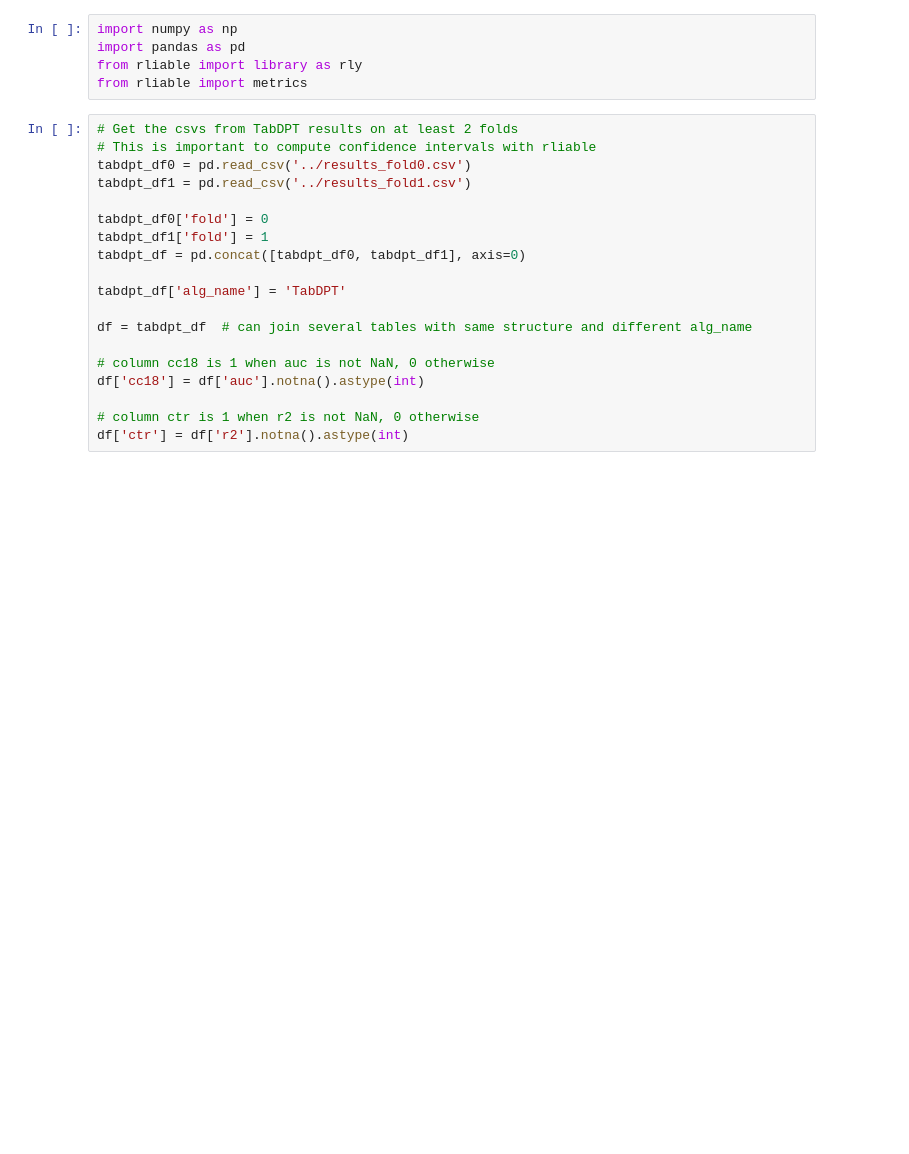
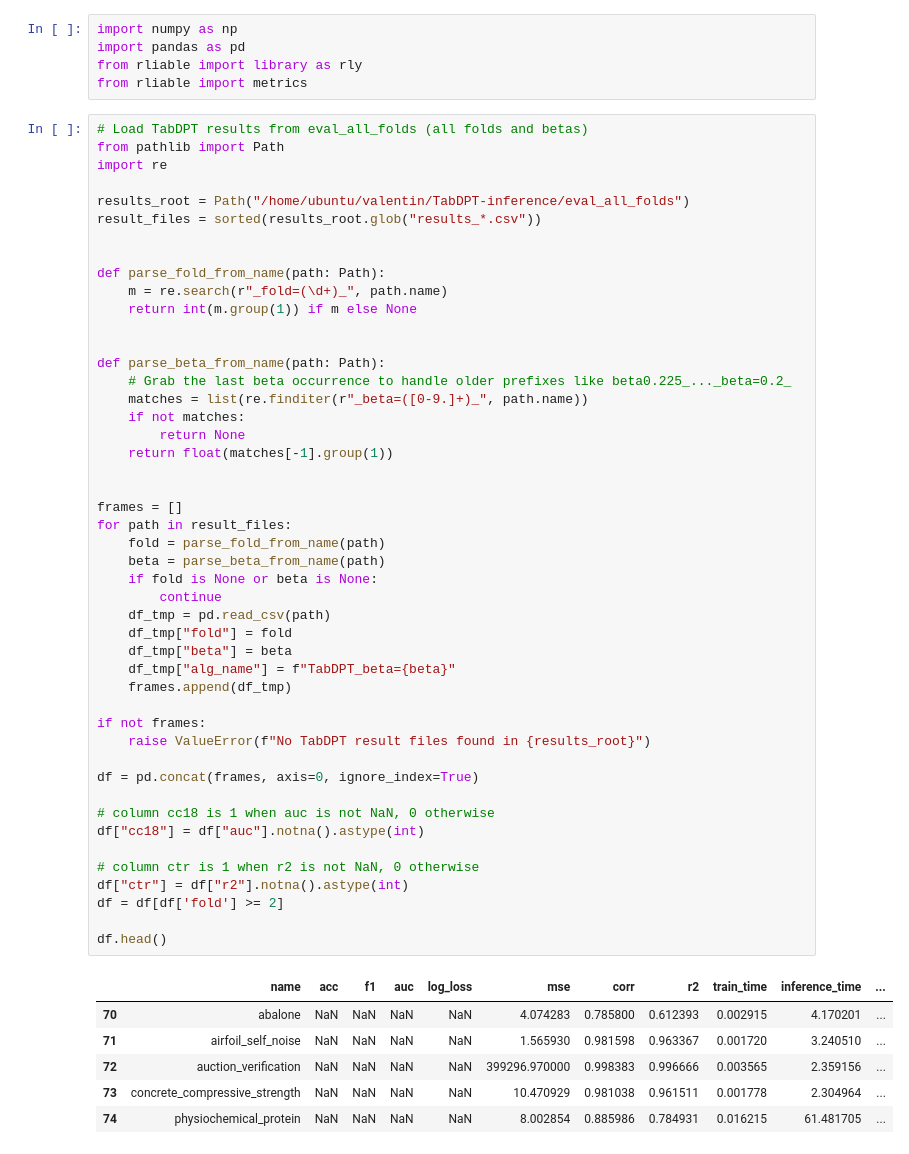
Before and after one commit to layer6ai-labs/TabDPT-inference, a Jupyter notebook: notebooks/analysis.ipynb, the cells around one changed output. Drawn from its saved outputs; the diff is of its cells as text; blank space fills up the shorter version.

```diff
--- a/notebooks/analysis.ipynb
+++ b/notebooks/analysis.ipynb
@@ -8,21 +8,56 @@ import pandas as pd
 from rliable import library as rly
 from rliable import metrics
 # %%
-# Get the csvs from TabDPT results on at least 2 folds
-# This is important to compute confidence intervals with rliable
-tabdpt_df0 = pd.read_csv('../results_fold0.csv')
-tabdpt_df1 = pd.read_csv('../results_fold1.csv')
+# Load TabDPT results from eval_all_folds (all folds and betas)
+from pathlib import Path
+import re
 
-tabdpt_df0['fold'] = 0
-tabdpt_df1['fold'] = 1
-tabdpt_df = pd.concat([tabdpt_df0, tabdpt_df1], axis=0)
+results_root = Path("/home/ubuntu/valentin/TabDPT-inference/eval_all_folds")
+result_files = sorted(results_root.glob("results_*.csv"))
 
-tabdpt_df['alg_name'] = 'TabDPT'
 
-df = tabdpt_df  # can join several tables with same structure and different alg_name
+def parse_fold_from_name(path: Path):
+    m = re.search(r"_fold=(\d+)_", path.name)
+    return int(m.group(1)) if m else None
+
+
+def parse_beta_from_name(path: Path):
+    # Grab the last beta occurrence to handle older prefixes like beta0.225_..._beta=0.2_
+    matches = list(re.finditer(r"_beta=([0-9.]+)_", path.name))
+    if not matches:
+        return None
+    return float(matches[-1].group(1))
+
+
+frames = []
+for path in result_files:
+    fold = parse_fold_from_name(path)
+    beta = parse_beta_from_name(path)
+    if fold is None or beta is None:
+        continue
+    df_tmp = pd.read_csv(path)
+    df_tmp["fold"] = fold
+    df_tmp["beta"] = beta
+    df_tmp["alg_name"] = f"TabDPT_beta={beta}"
+    frames.append(df_tmp)
+
+if not frames:
+    raise ValueError(f"No TabDPT result files found in {results_root}")
+
+df = pd.concat(frames, axis=0, ignore_index=True)
 
 # column cc18 is 1 when auc is not NaN, 0 otherwise
-df['cc18'] = df['auc'].notna().astype(int)
+df["cc18"] = df["auc"].notna().astype(int)
 
 # column ctr is 1 when r2 is not NaN, 0 otherwise
-df['ctr'] = df['r2'].notna().astype(int)
+df["ctr"] = df["r2"].notna().astype(int)
+df = df[df['fold'] >= 2]
+
+df.head()
+# %% [output]
+|  | name | acc | f1 | auc | log_loss | mse | corr | r2 | train_time | inference_time | ... |
+| 70 | abalone | NaN | NaN | NaN | NaN | 4.074283 | 0.785800 | 0.612393 | 0.002915 | 4.170201 | ... |
+| 71 | airfoil_self_noise | NaN | NaN | NaN | NaN | 1.565930 | 0.981598 | 0.963367 | 0.001720 | 3.240510 | ... |
+| 72 | auction_verification | NaN | NaN | NaN | NaN | 399296.970000 | 0.998383 | 0.996666 | 0.003565 | 2.359156 | ... |
+| 73 | concrete_compressive_strength | NaN | NaN | NaN | NaN | 10.470929 | 0.981038 | 0.961511 | 0.001778 | 2.304964 | ... |
+| 74 | physiochemical_protein | NaN | NaN | NaN | NaN | 8.002854 | 0.885986 | 0.784931 | 0.016215 | 61.481705 | ... |
```
Also changed, not shown: parts of 8 cells of this notebook, 3 other files.
